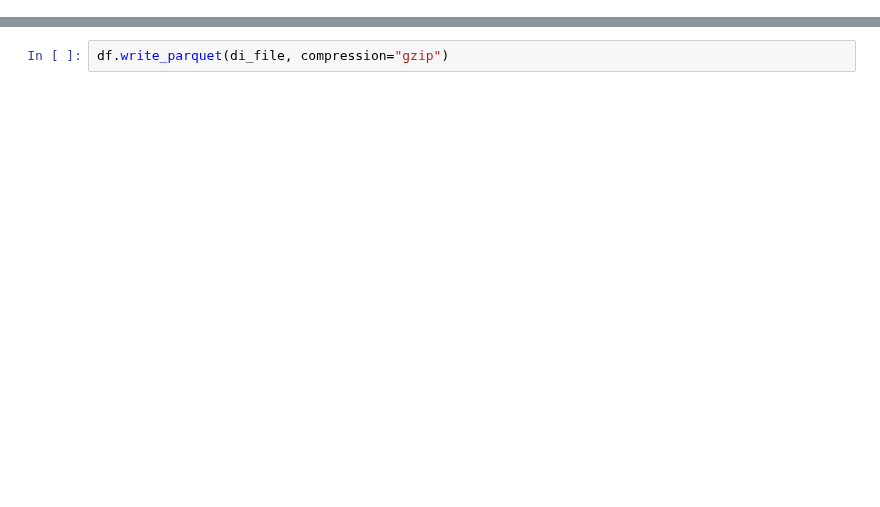
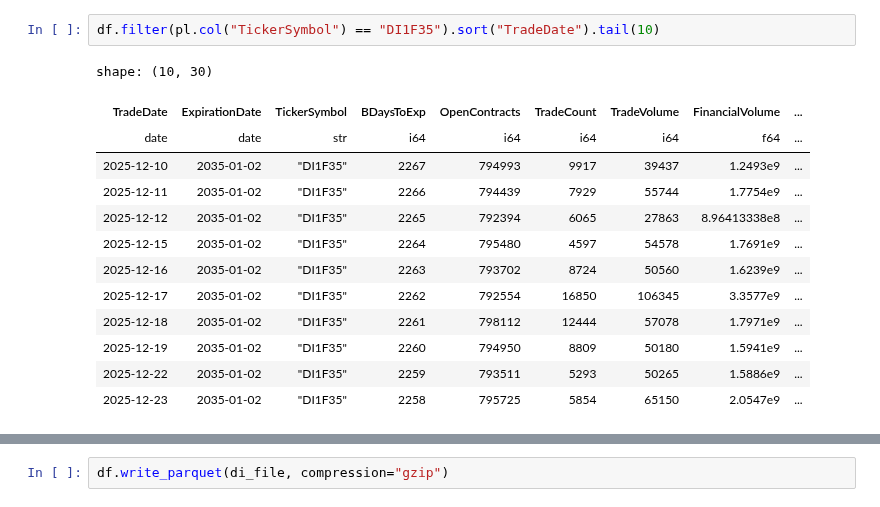
Before and after one commit to crdcj/pyield-data, a Jupyter notebook: notebooks/check_di.ipynb, the cells around one changed output, grey strips where cells are left out. Drawn from its saved outputs; the diff is of its cells as text; blank space fills up the shorter version.

```diff
--- a/notebooks/check_di.ipynb
+++ b/notebooks/check_di.ipynb
@@ -21,0 +22,16 @@ shape: (224_692, 23)
+# %%
+df.filter(pl.col("TickerSymbol") == "DI1F35").sort("TradeDate").tail(10)
+# %% [output]
+shape: (10, 30)
+| TradeDate | ExpirationDate | TickerSymbol | BDaysToExp | OpenContracts | TradeCount | TradeVolume | FinancialVolume | ... |
+| date | date | str | i64 | i64 | i64 | i64 | f64 | ... |
+| 2025-12-10 | 2035-01-02 | "DI1F35" | 2267 | 794993 | 9917 | 39437 | 1.2493e9 | ... |
+| 2025-12-11 | 2035-01-02 | "DI1F35" | 2266 | 794439 | 7929 | 55744 | 1.7754e9 | ... |
+| 2025-12-12 | 2035-01-02 | "DI1F35" | 2265 | 792394 | 6065 | 27863 | 8.96413338e8 | ... |
+| 2025-12-15 | 2035-01-02 | "DI1F35" | 2264 | 795480 | 4597 | 54578 | 1.7691e9 | ... |
+| 2025-12-16 | 2035-01-02 | "DI1F35" | 2263 | 793702 | 8724 | 50560 | 1.6239e9 | ... |
+| 2025-12-17 | 2035-01-02 | "DI1F35" | 2262 | 792554 | 16850 | 106345 | 3.3577e9 | ... |
+| 2025-12-18 | 2035-01-02 | "DI1F35" | 2261 | 798112 | 12444 | 57078 | 1.7971e9 | ... |
+| 2025-12-19 | 2035-01-02 | "DI1F35" | 2260 | 794950 | 8809 | 50180 | 1.5941e9 | ... |
+| 2025-12-22 | 2035-01-02 | "DI1F35" | 2259 | 793511 | 5293 | 50265 | 1.5886e9 | ... |
+| 2025-12-23 | 2035-01-02 | "DI1F35" | 2258 | 795725 | 5854 | 65150 | 2.0547e9 | ... |
```
Also changed, not shown: parts of 8 cells of this notebook, 2 other files.
